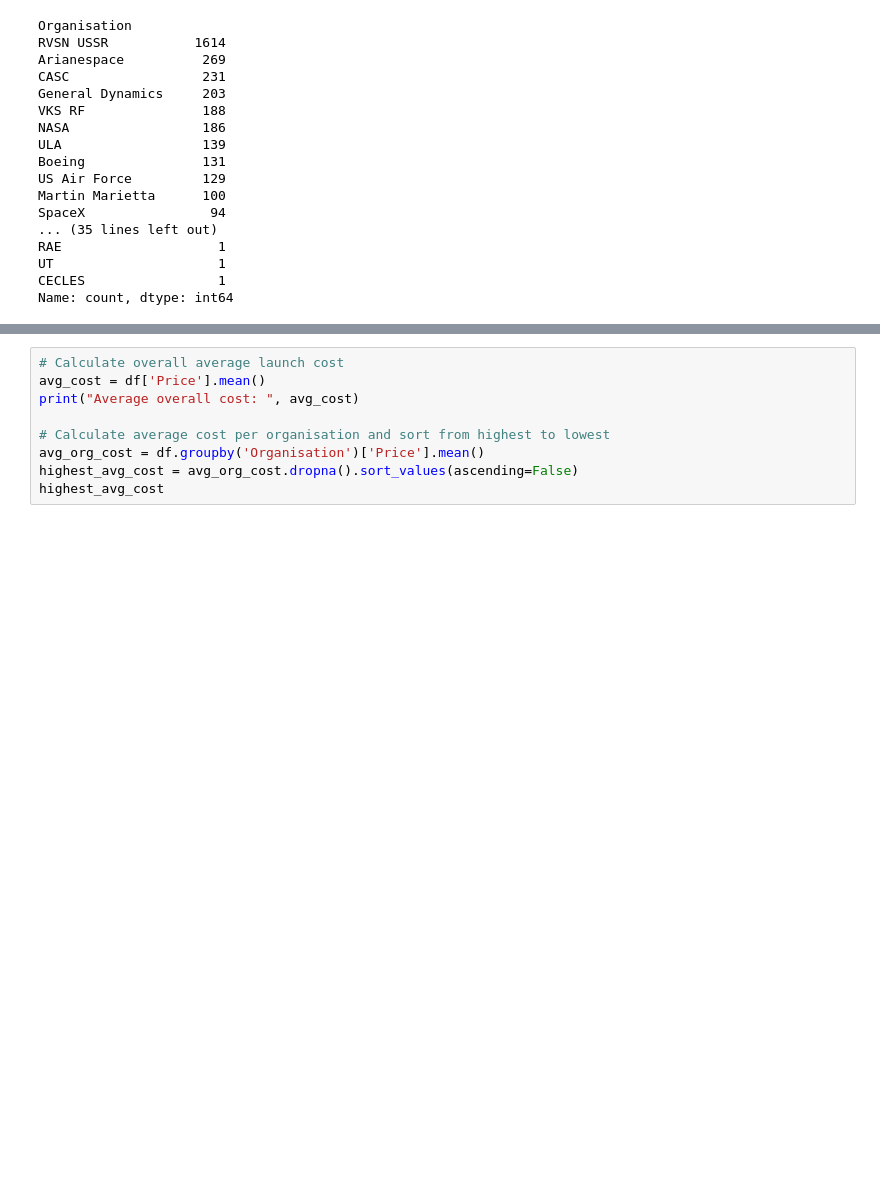
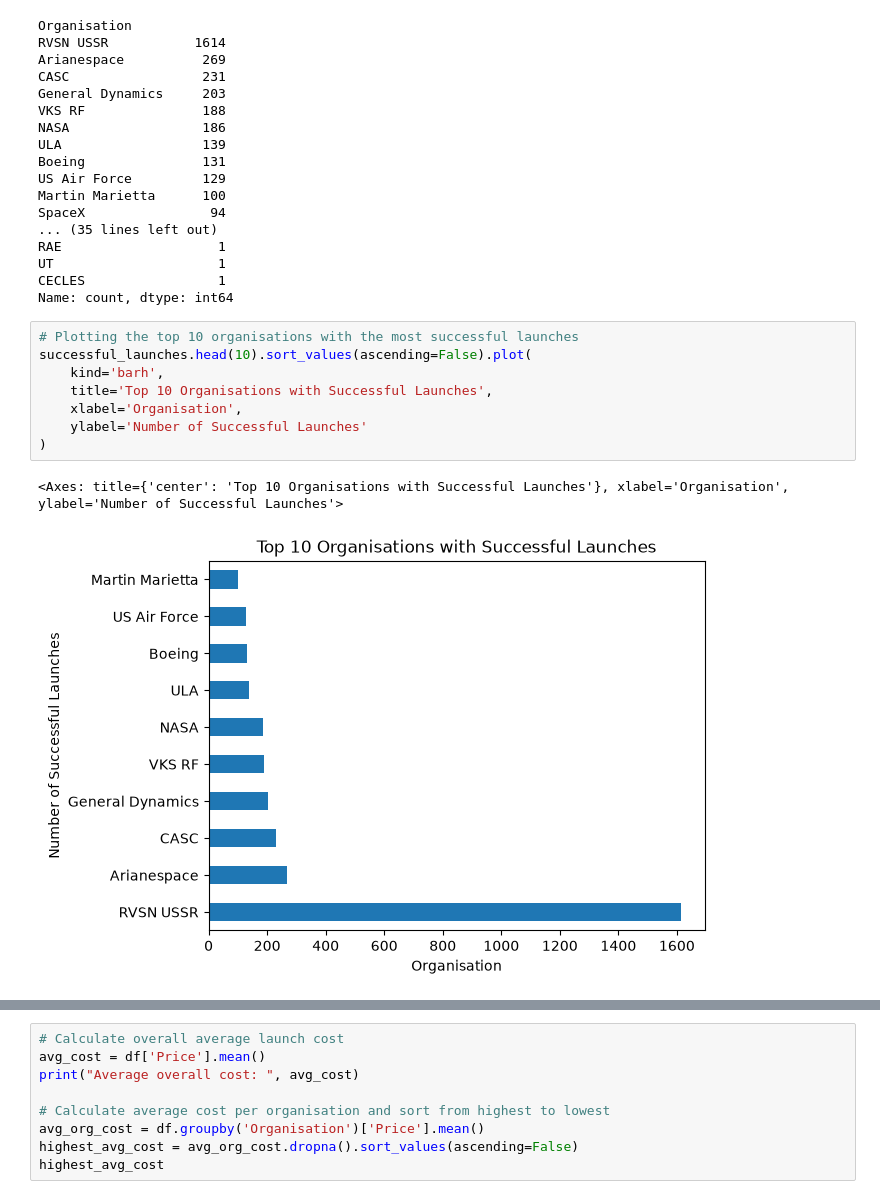
Before and after one commit to Zyphra-pixel/space_mission_launch_analysis, a Jupyter notebook: python_libraries/mission_launch.ipynb, the cells around one changed output, grey strips where cells are left out. Saved outputs shown, nothing was run; the diff lists cells and outputs as text; blank space fills up the shorter version.

```diff
--- a/python_libraries/mission_launch.ipynb
+++ b/python_libraries/mission_launch.ipynb
@@ -107,3 +130,14 @@ RAE                    1
 UT                     1
 CECLES                 1
 Name: count, dtype: int64
+# %%
+# Plotting the top 10 organisations with the most successful launches
+successful_launches.head(10).sort_values(ascending=False).plot(
+    kind='barh',
+    title='Top 10 Organisations with Successful Launches',
+    xlabel='Organisation',
+    ylabel='Number of Successful Launches'
+)
+# %% [output]
+<Axes: title={'center': 'Top 10 Organisations with Successful Launches'}, xlabel='Organisation', ylabel='Number of Successful Launches'>
+[figure, added]
```
Also changed, not shown: parts of 19 cells of this notebook.
